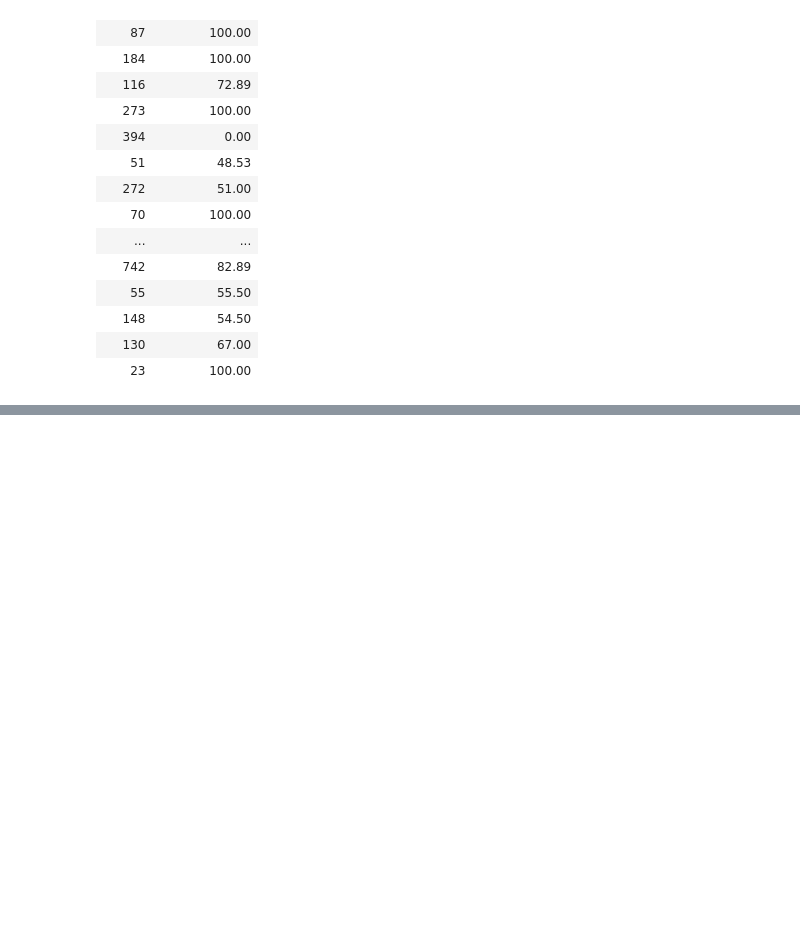
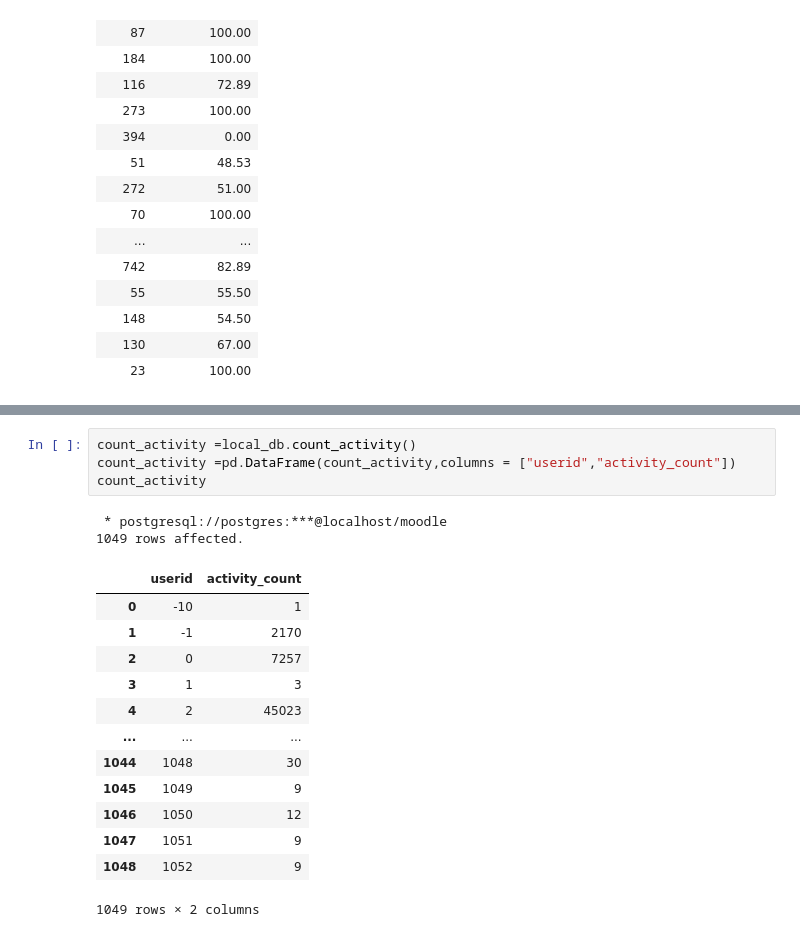
Before and after one commit to muluwork-shegaw/Moodle-Database-Educational-Data-Log-Analysis-, a Jupyter notebook: Educational_Data_Log_Analysis_.ipynb, the cells around one changed output, grey strips where cells are left out. Drawn from its saved outputs; the diff is of its cells as text; blank space fills up the shorter version.

```diff
--- a/Educational_Data_Log_Analysis_.ipynb
+++ b/Educational_Data_Log_Analysis_.ipynb
@@ -368,0 +463,20 @@ local_db.overall_grade()
+# %%
+count_activity =local_db.count_activity()
+count_activity =pd.DataFrame(count_activity,columns = ["userid","activity_count"])
+count_activity
+# %% [output]
+ * postgresql://postgres:***@localhost/moodle
+1049 rows affected.
+|  | userid | activity_count |
+| 0 | -10 | 1 |
+| 1 | -1 | 2170 |
+| 2 | 0 | 7257 |
+| 3 | 1 | 3 |
+| 4 | 2 | 45023 |
+| ... | ... | ... |
+| 1044 | 1048 | 30 |
+| 1045 | 1049 | 9 |
+| 1046 | 1050 | 12 |
+| 1047 | 1051 | 9 |
+| 1048 | 1052 | 9 |
+1049 rows × 2 columns
```
Also changed, not shown: parts of 13 cells of this notebook.
